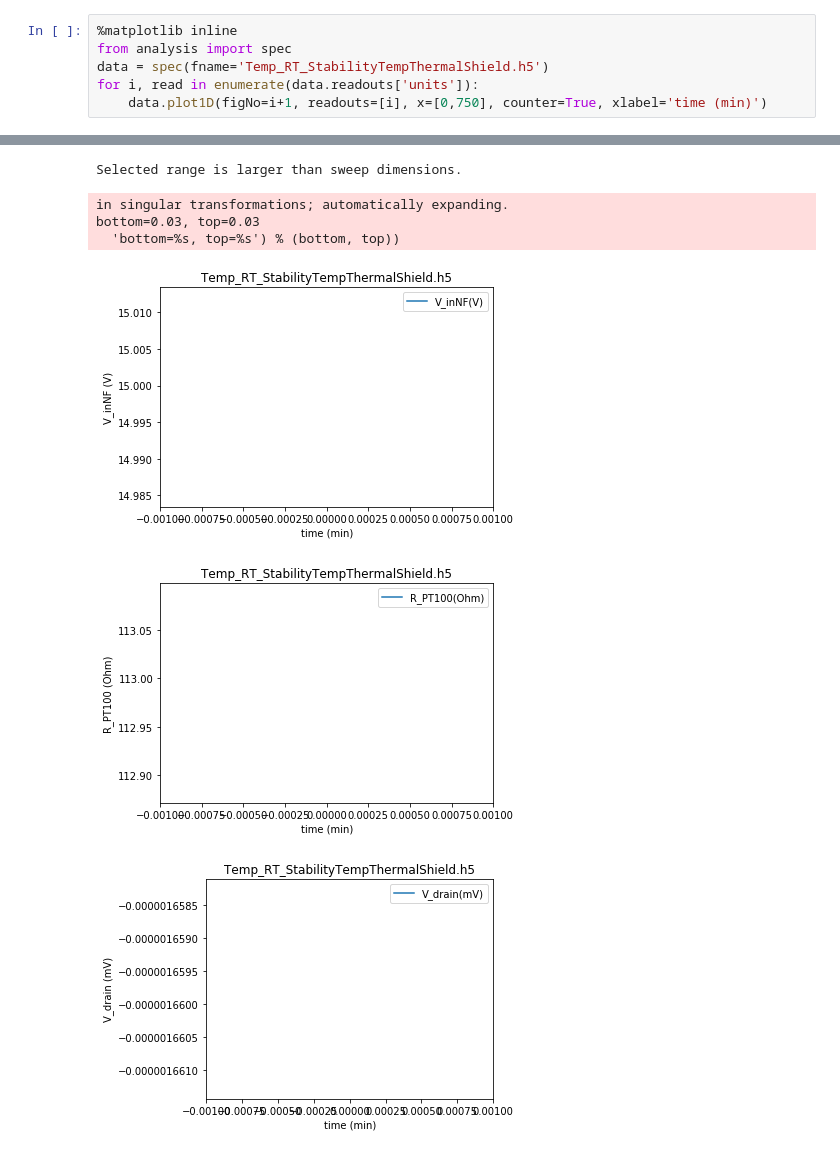
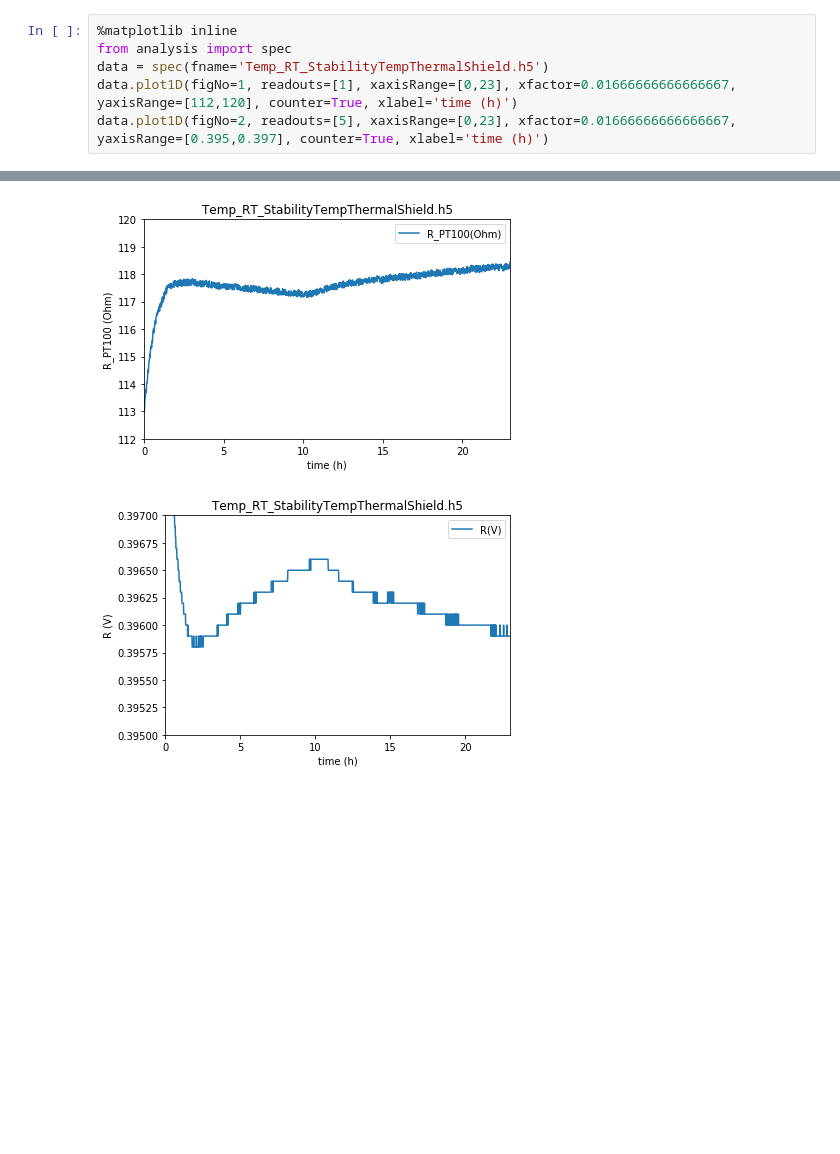
Before and after one commit to OrgaSoftwareBatM/FPGA_Batch, a Jupyter notebook: Python/PyPlot/20171214-RTsetupShield/Analysis Temp_RT_StabilityTempThermalShield.h5.ipynb, the cells around one changed output, grey strips where cells are left out. Saved outputs shown, nothing was run; the diff lists cells and outputs as text; blank space fills up the shorter version.

```diff
--- a/Python/PyPlot/20171214-RTsetupShield/Analysis Temp_RT_StabilityTempThermalShield.h5.ipynb
+++ b/Python/PyPlot/20171214-RTsetupShield/Analysis Temp_RT_StabilityTempThermalShield.h5.ipynb
@@ -2,6 +2,6 @@
 %matplotlib inline
 from analysis import spec
 data = spec(fname='Temp_RT_StabilityTempThermalShield.h5')
-for i, read in enumerate(data.readouts['units']):
-    data.plot1D(figNo=i+1, readouts=[i], x=[0,750], counter=True, xlabel='time (min)')
+data.plot1D(figNo=1, readouts=[1], xaxisRange=[0,23], xfactor=0.01666666666666667, yaxisRange=[112,120], counter=True, xlabel='time (h)')
+data.plot1D(figNo=2, readouts=[5], xaxisRange=[0,23], xfactor=0.01666666666666667, yaxisRange=[0.395,0.397], counter=True, xlabel='time (h)')
 # %% [output]
@@ -32,7 +10,2 @@ bottom=0.0002, top=0.0002
-Selected range is larger than sweep dimensions.
-in singular transformations; automatically expanding.
-bottom=0.03, top=0.03
-  'bottom=%s, top=%s') % (bottom, top))
-[figure, old version]
+[figure, new version]
-[figure, old version]
+[figure, new version]
-[figure, removed]
```
Also changed, not shown: parts of 2 cells of this notebook, 6 other files.
